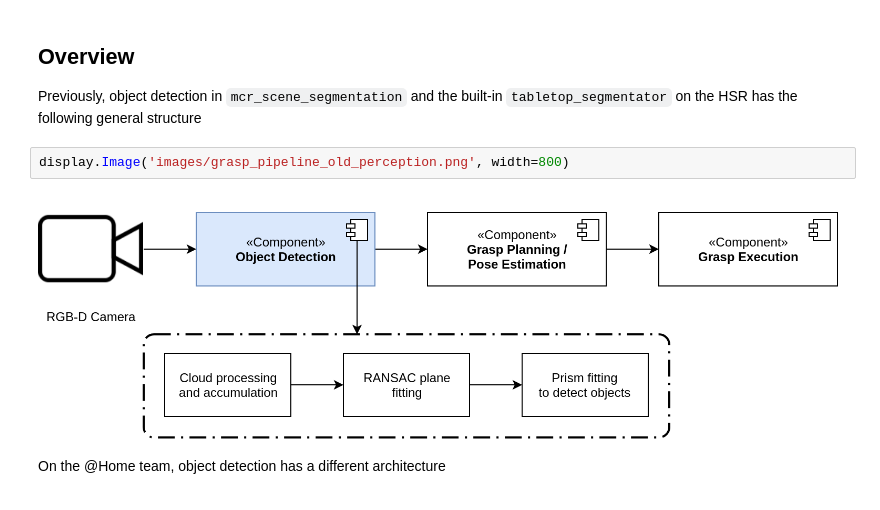
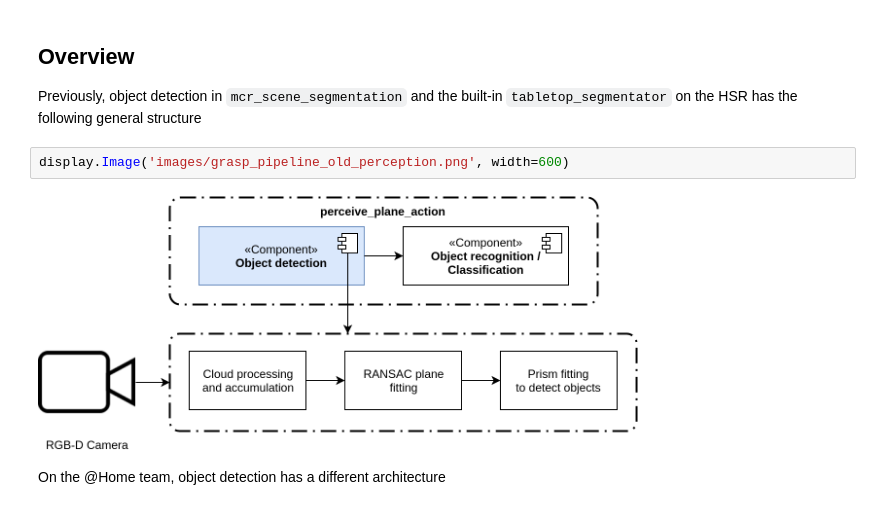
Before and after one commit to b-it-bots/mas_tutorials, a Jupyter notebook: domestic_robotics/perception.ipynb, the cells around one changed output. Drawn from its saved outputs; the diff is of its cells as text.

Commit message:
update figures to perception scope

```diff
--- a/domestic_robotics/perception.ipynb
+++ b/domestic_robotics/perception.ipynb
@@ -11,9 +11,9 @@ We will mostly focus on Object Detection, since person recognition is somewhat s
 
 Previously, object detection in `mcr_scene_segmentation` and the built-in `tabletop_segmentator` on the HSR has the following general structure
 # %%
-display.Image('images/grasp_pipeline_old_perception.png', width=800)
+display.Image('images/grasp_pipeline_old_perception.png', width=600)
 # %% [output]
-[figure, old version]
+[figure, new version]
 # %% [markdown]
 On the @Home team, object detection has a different architecture
 # %%
```
Also changed, not shown: parts of 1 cell of this notebook, 4 other files.
